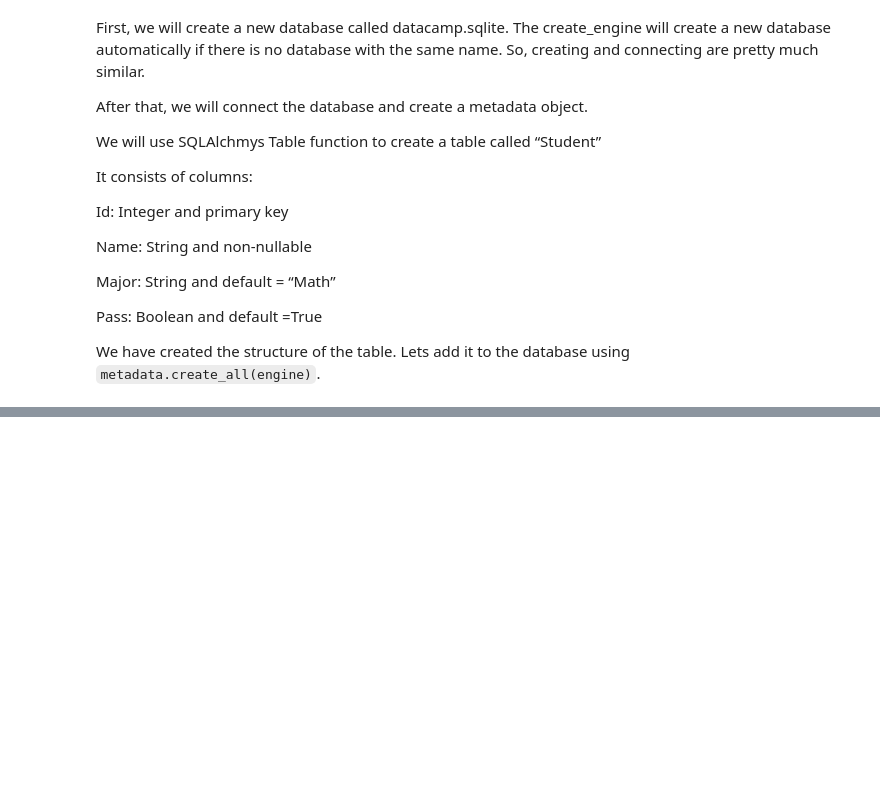
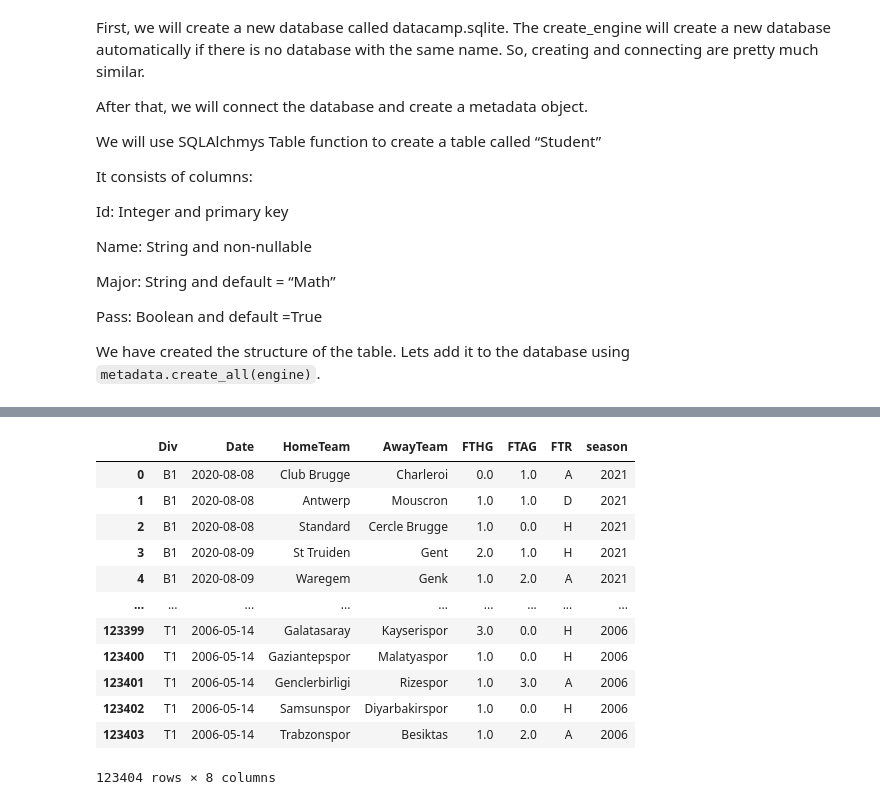
Before and after one commit to Santiago-Quinteros/SQLAlchemy-Tutorial-With-Examples, a Jupyter notebook: SQLAlchemy_Tutorial_With_Examples.ipynb, the cells around one changed output, grey strips where cells are left out. Cells and saved outputs as stored; diff of their text form; code cells hidden in the pictures; blank space fills up the shorter version.

```diff
--- a/SQLAlchemy_Tutorial_With_Examples.ipynb
+++ b/SQLAlchemy_Tutorial_With_Examples.ipynb
@@ -128,0 +155,8 @@ We have created the structure of the table. Lets add it to the database using `m
+# %%
+#SELECT
+#INSERT
+#UPDATE
+#DELETE
+
+query = db.insert(Student).values(Id=1,Name='Santiago',Major="French")
+Result=conn.execute(query)
@@ -128,0 +307,21 @@ We have created the structure of the table. Lets add it to the database using `m
+# %%
+query = match.select()
+output=conn.execute(query)
+results=output.fetchall()
+data=pd.DataFrame(results)
+# data.columns=results[0].keys()
+data
+# %% [output]
+|  | Div | Date | HomeTeam | AwayTeam | FTHG | FTAG | FTR | season |
+| 0 | B1 | 2020-08-08 | Club Brugge | Charleroi | 0.0 | 1.0 | A | 2021 |
+| 1 | B1 | 2020-08-08 | Antwerp | Mouscron | 1.0 | 1.0 | D | 2021 |
+| 2 | B1 | 2020-08-08 | Standard | Cercle Brugge | 1.0 | 0.0 | H | 2021 |
+| 3 | B1 | 2020-08-09 | St Truiden | Gent | 2.0 | 1.0 | H | 2021 |
+| 4 | B1 | 2020-08-09 | Waregem | Genk | 1.0 | 2.0 | A | 2021 |
+| ... | ... | ... | ... | ... | ... | ... | ... | ... |
+| 123399 | T1 | 2006-05-14 | Galatasaray | Kayserispor | 3.0 | 0.0 | H | 2006 |
+| 123400 | T1 | 2006-05-14 | Gaziantepspor | Malatyaspor | 1.0 | 0.0 | H | 2006 |
+| 123401 | T1 | 2006-05-14 | Genclerbirligi | Rizespor | 1.0 | 3.0 | A | 2006 |
+| 123402 | T1 | 2006-05-14 | Samsunspor | Diyarbakirspor | 1.0 | 0.0 | H | 2006 |
+| 123403 | T1 | 2006-05-14 | Trabzonspor | Besiktas | 1.0 | 2.0 | A | 2006 |
+123404 rows × 8 columns
```
Also changed, not shown: parts of 25 cells of this notebook.
